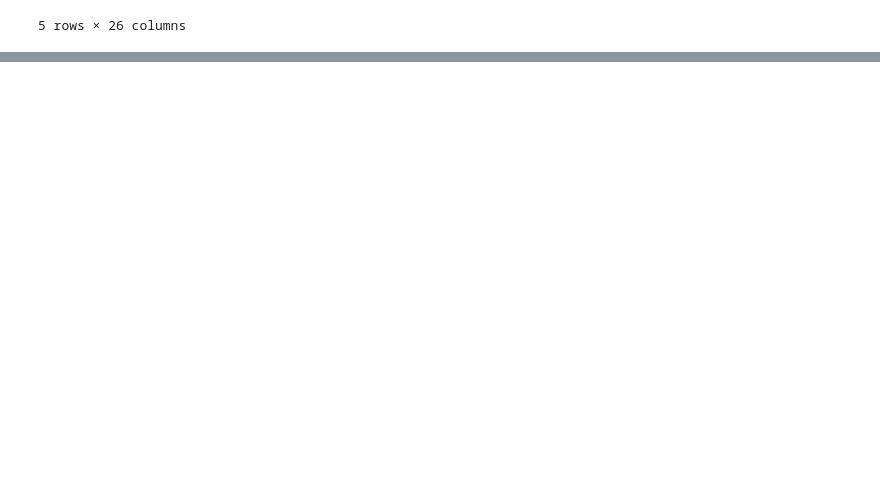
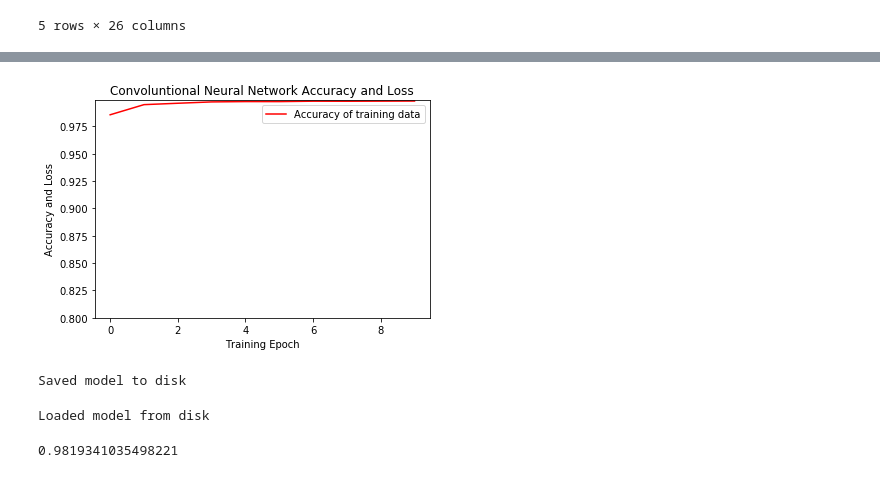
Before and after one commit to CarloCHEN/githubTutorial, a Jupyter notebook: deep learning.ipynb, the cells around one changed output, grey strips where cells are left out. Cells and saved outputs as stored; diff of their text form; code cells hidden in the pictures; blank space fills up the shorter version.

```diff
--- a/deep learning.ipynb
+++ b/deep learning.ipynb
@@ -294,0 +487,3 @@ num_time_periods, num_sensors = X_train.shape[1], X_train.shape[2]
+# %%
+x_train = x_train.astype('float32')
+y_train = y_train.astype('float32')
@@ -294,0 +499,6 @@ num_time_periods, num_sensors = X_train.shape[1], X_train.shape[2]
+# %%
+y_train_hot = np_utils.to_categorical(y_train, 13)
+print('New y_train shape: ', y_train_hot.shape)
+
+y_test_hot = np_utils.to_categorical(y_test, 13)
+print('New y_test shape: ', y_test_hot.shape)
@@ -294,0 +508,6 @@ num_time_periods, num_sensors = X_train.shape[1], X_train.shape[2]
+# %%
+y_train_hot = y_train_hot[:,1:]
+y_test_hot = y_test_hot[:,1:]
+# %%
+model.fit(x_train, y_train_hot, epochs=10,batch_size=32,verbose=0)
+_, accuracy = model.evaluate(x_test, y_test_hot, batch_size=32, verbose=0)
@@ -294,0 +595,24 @@ num_time_periods, num_sensors = X_train.shape[1], X_train.shape[2]
+# %%
+plt.figure(figsize=(6, 4))
+plt.plot(model.history.history['acc'], 'r', label='Accuracy of training data')
+#plt.plot(model.history.history['loss'], 'b', label='Loss')
+# plt.plot(history.history['loss'], 'r--', label='Loss of training data')
+# plt.plot(history.history['val_loss'], 'b--', label='Loss of validation data')
+plt.title('Convoluntional Neural Network Accuracy and Loss')
+plt.ylabel('Accuracy and Loss')
+plt.xlabel('Training Epoch')
+plt.ylim(0.8)
+plt.legend()
+plt.show()
+# %% [output]
+[figure, added]
+# %%
+# serialize model to JSON
+model_json = model.to_json()
+with open("convolutional_neural_network.json", "w") as json_file:
+    json_file.write(model_json)
+# serialize weights to HDF5
+model.save_weights("convolutional_neural_network.h5")
+print("Saved model to disk")
+# %% [output]
+Saved model to disk
@@ -294,0 +621,12 @@ num_time_periods, num_sensors = X_train.shape[1], X_train.shape[2]
+# %%
+from tensorflow.keras.models import model_from_json
+
+json_file = open('convolutional_neural_network.json', 'r')
+loaded_model_json = json_file.read()
+json_file.close()
+loaded_model = model_from_json(loaded_model_json)
+# load weights into new model
+loaded_model.load_weights("convolutional_neural_network.h5")
+print("Loaded model from disk")
+# %% [output]
+Loaded model from disk
@@ -294,0 +636,6 @@ num_time_periods, num_sensors = X_train.shape[1], X_train.shape[2]
+# %%
+loaded_model.compile(loss='binary_crossentropy', optimizer='adam', metrics=['accuracy'])
+_, accuracy = loaded_model.evaluate(x_test, y_test_hot, batch_size=32, verbose=0)
+accuracy
+# %% [output]
+0.9819341035498221
```
Also changed, not shown: parts of 67 cells of this notebook, 3 other files.
